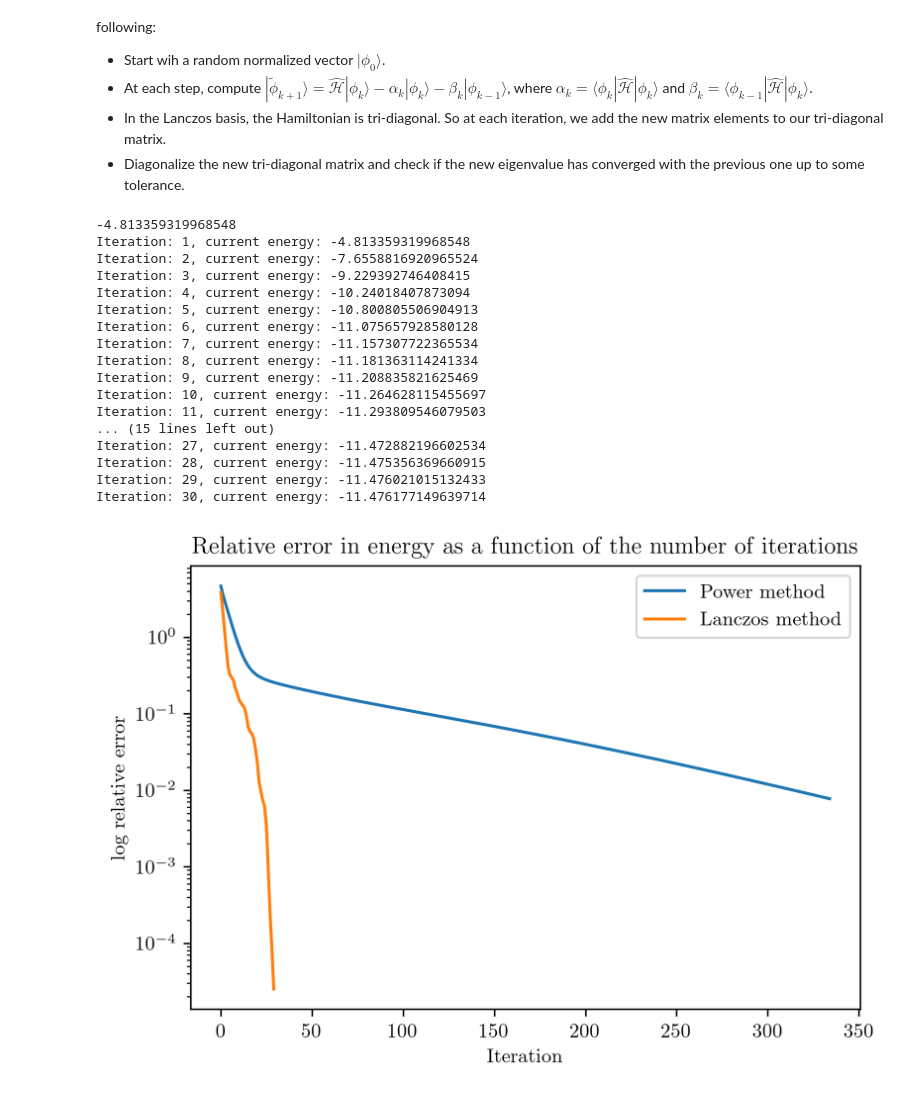
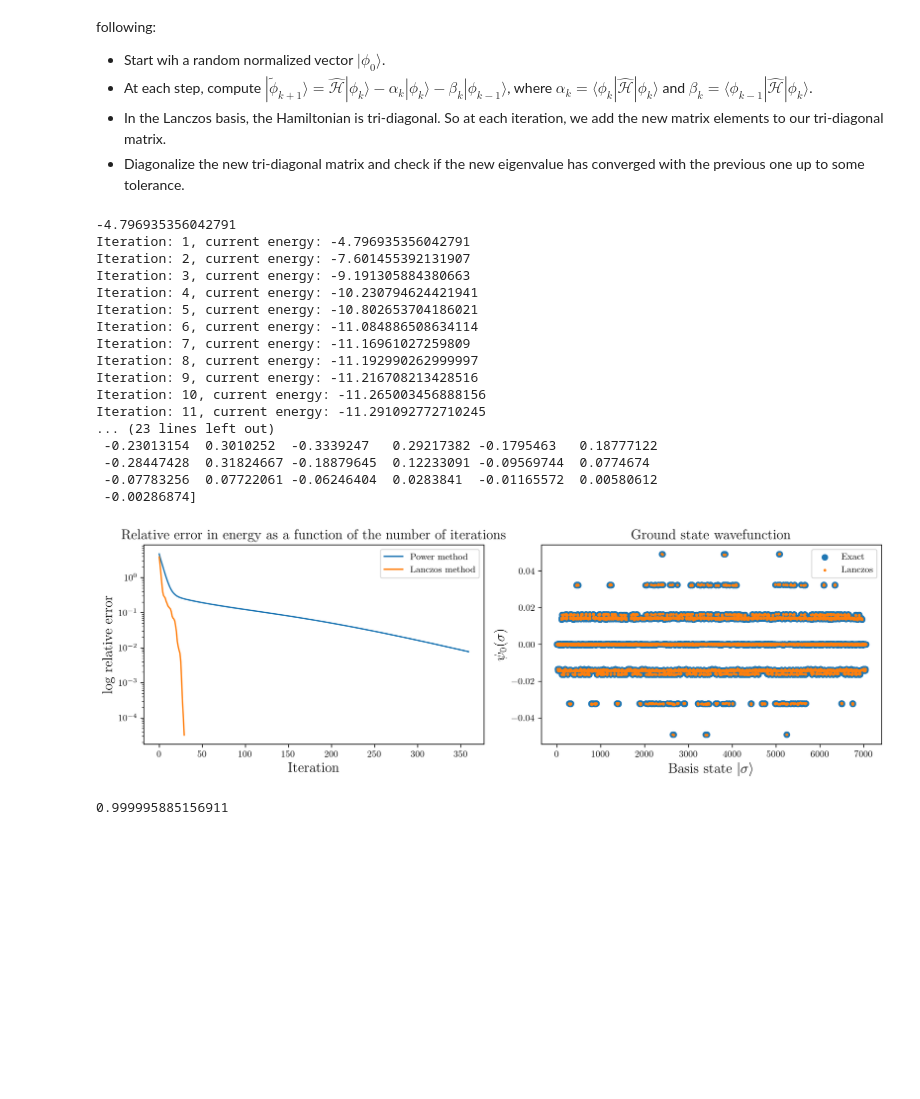
Before and after one commit to louishrm/Exact-Diagonalization, a Jupyter notebook: lanczos.ipynb, the cells around one changed output. Cells and saved outputs as stored; diff of their text form; code cells hidden in the pictures; blank space fills up the shorter version.

Commit message:
lanczos wavefunc

```diff
--- a/lanczos.ipynb
+++ b/lanczos.ipynb
@@ -170,7 +170,7 @@ for state, column in basis.items():
 We can still find the full spectrum of the matrix here, so let's find the ground state energy and use it as a benchmark.
 # %%
 H = sparse.csr_matrix((vals, (rows, cols)), shape=(dim, dim)).toarray()
-E0_exact = np.linalg.eigvalsh(H)[0]
+E0_exact, psi0_exact = np.linalg.eigh(H)[0][0], np.linalg.eigh(H)[1][:,0]
 # %% [markdown]
 ### Power method
 Let's find the ground state using the power method.
@@ -289,6 +289,7 @@ class Lanczos:
         self.phi0 = phi0
         self.max_iter = max_iter
         self.tol = tol
+        self.krylov_space = []
 
 
     def iteration(self, phi_current, phi_previous):
@@ -298,6 +299,7 @@ class Lanczos:
         phi_next = sparse_matrix_vector_product(self.rows, self.cols, self.vals, phi_current) - alpha*phi_current - beta*phi_previous
 
         phi_next /= np.linalg.norm(phi_next)
+        self.krylov_space.append(phi_current)
 
         return alpha, beta, phi_next
 
@@ -327,11 +329,15 @@ class Lanczos:
 
                 Htri = np.diag(diag) + np.diag(updiag[1:], k=1) + np.diag(updiag[1:], k=-1)
                 E_previous = E_current
-                E_current = np.linalg.eigvalsh(Htri)[0]
+                E_current, eigvec = np.linalg.eigh(Htri)[0][0], np.linalg.eigh(Htri)[1][:,0]
                 logger.append(E_current)
 
                 if np.abs(E_current-E_previous) < self.tol:
                     converged = True
+                    psi0 = np.sum([eigvec[i]*phi for i, phi in enumerate(self.krylov_space[:-1])], axis=0)
+                    print(len(eigvec))
+                    print(len(self.krylov_space))
+                    print(eigvec)
 
 
             if converged:
@@ -342,41 +348,55 @@ class Lanczos:
             phi_current = phi_next
             iteration_counter += 1
             print("Iteration: {}, current energy: {}".format(iteration_counter, E_current))
-        return E_current, np.array(logger)
+        return E_current, np.array(logger), psi0
 # %%
 lanczos_solver = Lanczos(rows, cols, vals, phi)
-E0lanczos, loglanczos = lanczos_solver.solve()
+E0lanczos, loglanczos, psi0lanczos = lanczos_solver.solve()
 # %% [output]
--4.813359319968548
-Iteration: 1, current energy: -4.813359319968548
-Iteration: 2, current energy: -7.6558816920965524
-Iteration: 3, current energy: -9.229392746408415
-Iteration: 4, current energy: -10.24018407873094
-Iteration: 5, current energy: -10.800805506904913
-Iteration: 6, current energy: -11.075657928580128
-Iteration: 7, current energy: -11.157307722365534
-Iteration: 8, current energy: -11.181363114241334
-Iteration: 9, current energy: -11.208835821625469
-Iteration: 10, current energy: -11.264628115455697
-Iteration: 11, current energy: -11.293809546079503
-... (15 lines left out)
-Iteration: 27, current energy: -11.472882196602534
-Iteration: 28, current energy: -11.475356369660915
-Iteration: 29, current energy: -11.476021015132433
-Iteration: 30, current energy: -11.476177149639714
+-4.796935356042791
+Iteration: 1, current energy: -4.796935356042791
+Iteration: 2, current energy: -7.601455392131907
+Iteration: 3, current energy: -9.191305884380663
+Iteration: 4, current energy: -10.230794624421941
+Iteration: 5, current energy: -10.802653704186021
+Iteration: 6, current energy: -11.084886508634114
+Iteration: 7, current energy: -11.16961027259809
+Iteration: 8, current energy: -11.192990262999997
+Iteration: 9, current energy: -11.216708213428516
+Iteration: 10, current energy: -11.265003456888156
+Iteration: 11, current energy: -11.291092772710245
+... (23 lines left out)
+ -0.23013154  0.3010252  -0.3339247   0.29217382 -0.1795463   0.18777122
+ -0.28447428  0.31824667 -0.18879645  0.12233091 -0.09569744  0.0774674
+ -0.07783256  0.07722061 -0.06246404  0.0283841  -0.01165572  0.00580612
+ -0.00286874]
 # %%
 diffpower, difflanczos = np.abs(logpower-E0_exact), np.abs(loglanczos-E0_exact)
 # %%
-fig, ax = plt.subplots(figsize=(6,4))
+fig, axs = plt.subplots(1,2,figsize=(12,4))
 
-ax.set_yscale('log')
-ax.set_xlabel('Iteration')
-ax.set_ylabel('log relative error')
-ax.plot(diffpower, label='Power method')
-ax.plot(difflanczos, label='Lanczos method')
-ax.legend()
-ax.set_title('Relative error in energy as a function of the number of iterations')
+axs[0].set_yscale('log')
+axs[0].set_xlabel('Iteration', fontsize=15)
+axs[0].set_ylabel('log relative error', fontsize=15)
+axs[0].plot(diffpower, label='Power method')
+axs[0].plot(difflanczos, label='Lanczos method')
+axs[0].legend()
+axs[0].set_title('Relative error in energy as a function of the number of iterations', fontsize=15)
+
+
+axs[1].scatter(np.arange(dim), psi0_exact, label='Exact')
+axs[1].scatter(np.arange(dim), psi0lanczos, s=4, label='Lanczos')
+axs[1].set_xlabel(r'Basis state $|\sigma \rangle$', fontsize=15)
+axs[1].set_ylabel(r'$\psi_0(\sigma)$', fontsize=15)
+axs[1].set_title('Ground state wavefunction', fontsize=15)
+axs[1].legend()
+
+plt.tight_layout()
 
 plt.savefig('./figures/powervlanczos.png')
 # %% [output]
-[figure, old version]
+[figure, new version]
+# %%
+np.linalg.norm(psi0lanczos)
+# %% [output]
+0.999995885156911
```
Also changed, not shown: parts of 1 cell of this notebook.
